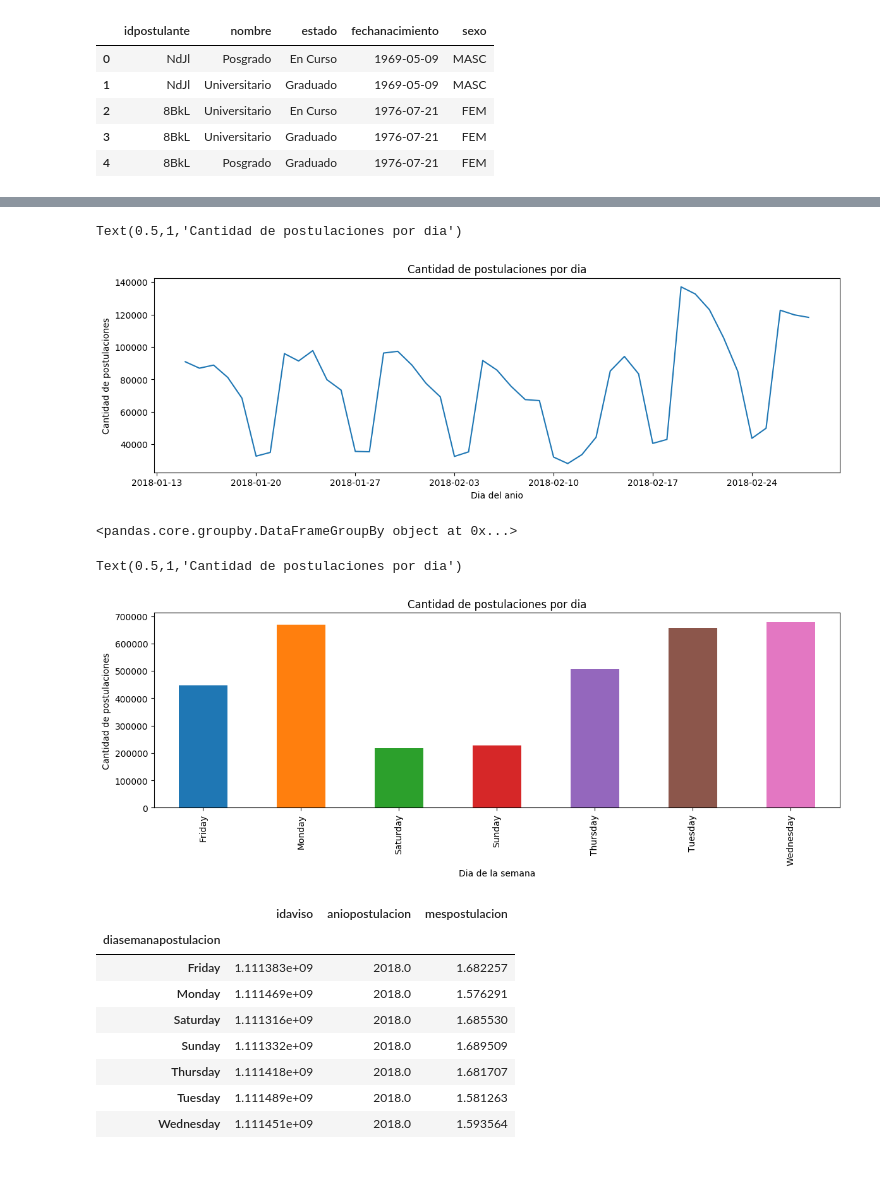
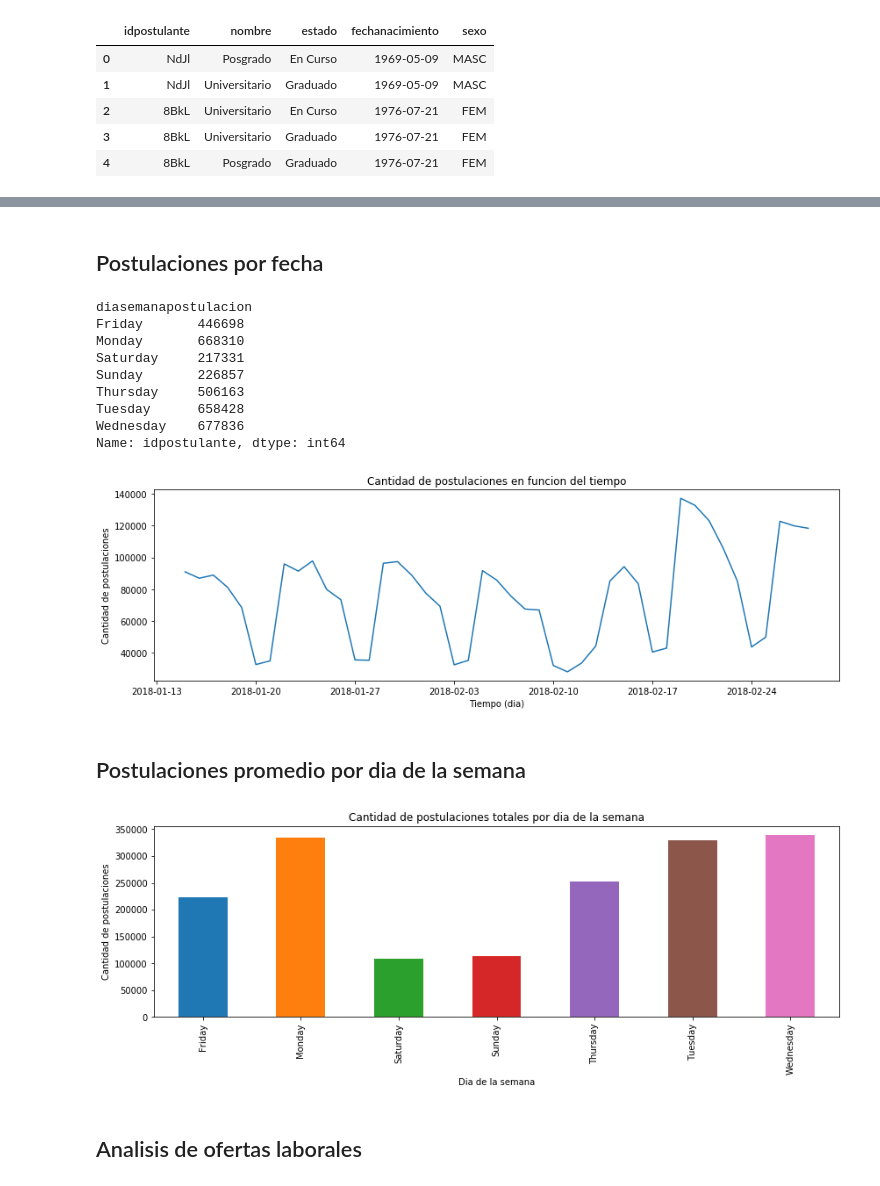
Before and after one commit to GFibrizo/DataExploration1, a Jupyter notebook: Finger1.ipynb, the cells around one changed output, grey strips where cells are left out. Cells and saved outputs as stored; diff of their text form; code cells hidden in the pictures.

Commit message:
Agregados mas graficos y avance con analisis exploratorio

```diff
--- a/Finger1.ipynb
+++ b/Finger1.ipynb
@@ -71,0 +76,8 @@ postulaciones.groupby('diasemanapostulacion').count()
+# %%
+postulaciones['monthname'] = postulaciones['fechapostulacion'].dt.strftime('%b')
+postulaciones.groupby('monthname').count()['idpostulante'].plot(kind='bar', figsize=(14,4),  rot=0);
+ax=plt.gca();
+ax.invert_xaxis();
+ax.set_ylabel('Cantidad de postulaciones');
+ax.set_xlabel('Mes');
+ax.set_title('Cantidad de postulaciones totales por dia de la semana');
@@ -72,32 +152,36 @@ postulaciones.groupby('diasemanapostulacion').count()
+# %% [markdown]
+## Postulaciones por fecha
+# %%
+postulaciones.groupby('diasemanapostulacion')['idpostulante'].count()
+# %% [output]
+diasemanapostulacion
+Friday       446698
+Monday       668310
+Saturday     217331
+Sunday       226857
+Thursday     506163
+Tuesday      658428
+Wednesday    677836
+Name: idpostulante, dtype: int64
 # %%
 postulaciones.groupby('diapostulacion').count()['idpostulante'].plot(figsize=(14,4));
 ax=plt.gca()
 ax.set_ylabel('Cantidad de postulaciones')
-ax.set_xlabel('Dia del anio');
-ax.set_title('Cantidad de postulaciones por dia')
+ax.set_xlabel('Tiempo (dia)');
+ax.set_title('Cantidad de postulaciones en funcion del tiempo');
 # %% [output]
-Text(0.5,1,'Cantidad de postulaciones por dia')
-[figure, old version]
+[figure, new version]
+# %% [markdown]
+## Postulaciones promedio por dia de la semana
 # %%
-
-postulaciones.groupby('diasemanapostulacion').count()['idpostulante'].plot(kind='bar', figsize=(14,4));
+postulaciones_totales_por_dia = postulaciones.groupby('diasemanapostulacion').count()['idpostulante']
+postulaciones_totales_por_dia = postulaciones_totales_por_dia/2
+postulaciones_totales_por_dia.plot(kind='bar', figsize=(14,4));
 ax=plt.gca();
 ax.set_ylabel('Cantidad de postulaciones');
 ax.set_xlabel('Dia de la semana');
-ax.set_title('Cantidad de postulaciones por dia');
+ax.set_title('Cantidad de postulaciones totales por dia de la semana');
 # %% [output]
-<pandas.core.groupby.DataFrameGroupBy object at 0x...>
-Text(0.5,1,'Cantidad de postulaciones por dia')
-[figure, old version]
+[figure, new version]
-# %%
-postulaciones.groupby('diasemanapostulacion').mean()
-# %% [output]
-|  | idaviso | aniopostulacion | mespostulacion |
-| diasemanapostulacion |  |  |  |
-| Friday | 1.111383e+09 | 2018.0 | 1.682257 |
-| Monday | 1.111469e+09 | 2018.0 | 1.576291 |
-| Saturday | 1.111316e+09 | 2018.0 | 1.685530 |
-| Sunday | 1.111332e+09 | 2018.0 | 1.689509 |
-| Thursday | 1.111418e+09 | 2018.0 | 1.681707 |
-| Tuesday | 1.111489e+09 | 2018.0 | 1.581263 |
-| Wednesday | 1.111451e+09 | 2018.0 | 1.593564 |
+# %% [markdown]
+## Analisis de ofertas laborales
```
Also changed, not shown: parts of 22 cells of this notebook.
